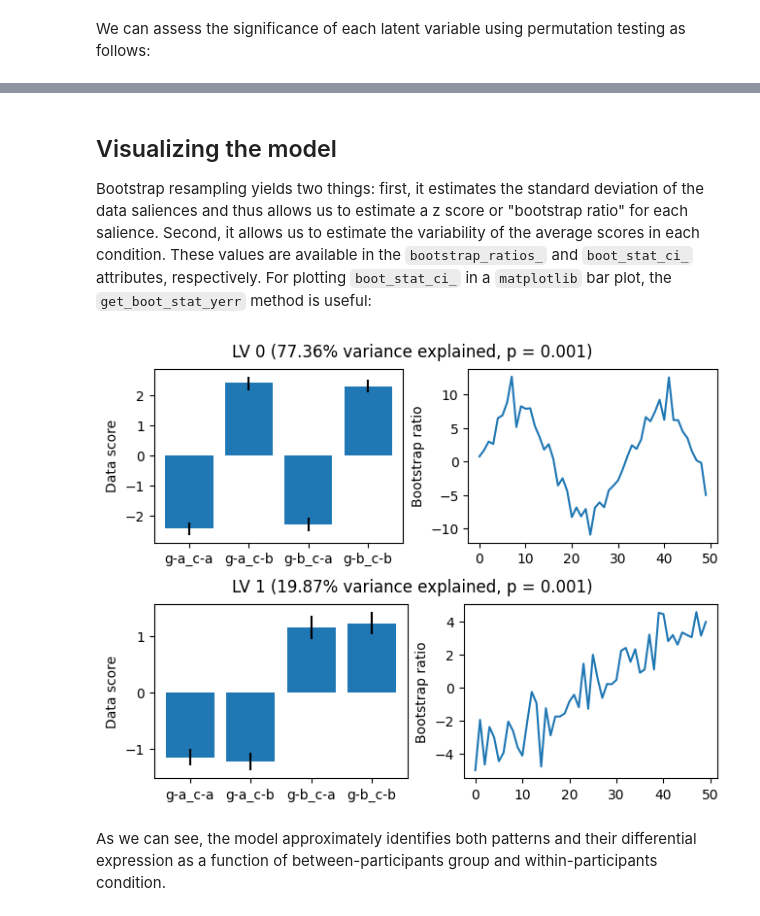
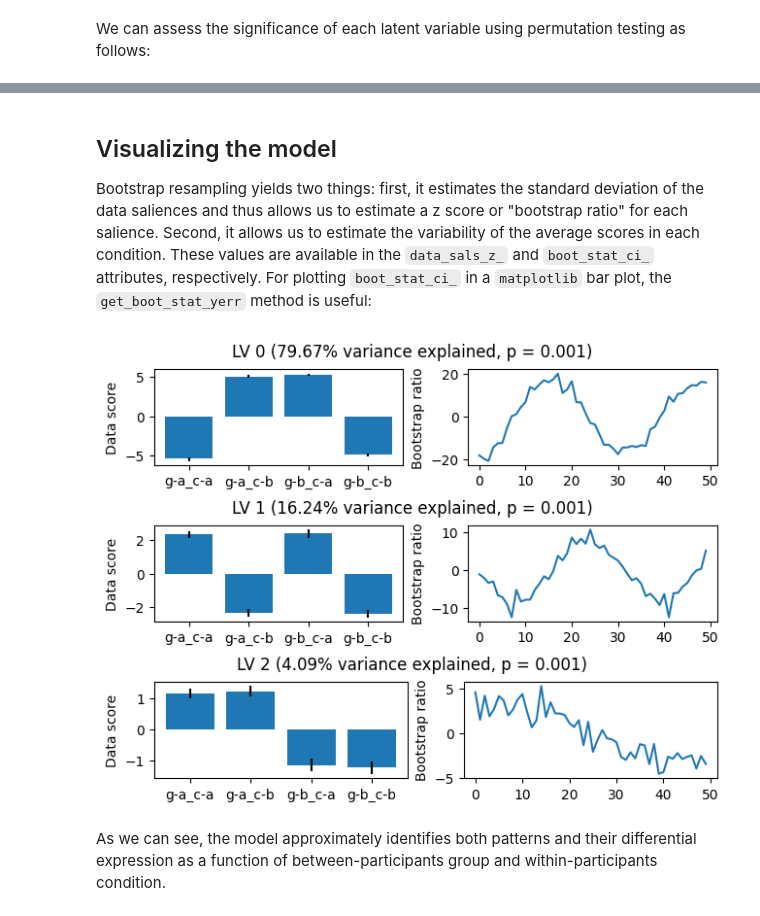
Before and after one commit to kinleyid/pyplsc, a Jupyter notebook: docs/source/notebooks/BDA.ipynb, the cells around one changed output, grey strips where cells are left out. Saved outputs shown, nothing was run; the diff lists cells and outputs as text; code cells hidden in the pictures.

```diff
--- a/docs/source/notebooks/BDA.ipynb
+++ b/docs/source/notebooks/BDA.ipynb
@@ -24,16 +24,23 @@ design = pd.DataFrame({
 })
 between_effect = np.arange(n_var)/n_var - 0.5 # Linear pattern over observed variables
 within_effect = np.sin(0.2*np.arange(n_var)) # Sinusoidal pattern over observed variables
+interaction = np.cos(0.2*np.arange(n_var)) # Ditto
 data[design['group'] == 'g-b'] += between_effect
 data[design['cond'] == 'c-b'] += within_effect
+data[(design['group'] == 'g-b') & (design['cond'] == 'c-b')] += interaction
+data[(design['group'] == 'g-a') & (design['cond'] == 'c-a')] += interaction
+data[(design['group'] == 'g-a') & (design['cond'] == 'c-b')] -= interaction
+data[(design['group'] == 'g-b') & (design['cond'] == 'c-a')] -= interaction
 # %% [markdown]
 We can visualize each of these patterns as follows:
 # %%
-f, ax = plt.subplots(2, 1, sharex=True)
+f, ax = plt.subplots(3, 1, sharex=True)
 ax[0].plot(between_effect)
 ax[0].set_title('Main effect of group')
 ax[1].plot(within_effect)
 ax[1].set_title('Main effect of condition')
+ax[2].plot(interaction)
+ax[2].set_title('Interaction')
 f.supxlabel('Observed variable')
 plt.tight_layout()
 plt.show()
@@ -88,30 +77,30 @@ array([[[-2.37746019, -1.21076713,  0.32013694, -0.05544427],
 # %% [markdown]
 ## Visualizing the model
 
-Bootstrap resampling yields two things: first, it estimates the standard deviation of the data saliences and thus allows us to estimate a z score or "bootstrap ratio" for each salience. Second, it allows us to estimate the variability of the average scores in each condition. These values are available in the `bootstrap_ratios_` and `boot_stat_ci_` attributes, respectively. For plotting `boot_stat_ci_` in a `matplotlib` bar plot, the `get_boot_stat_yerr` method is useful:
+Bootstrap resampling yields two things: first, it estimates the standard deviation of the data saliences and thus allows us to estimate a z score or "bootstrap ratio" for each salience. Second, it allows us to estimate the variability of the average scores in each condition. These values are available in the `data_sals_z_` and `boot_stat_ci_` attributes, respectively. For plotting `boot_stat_ci_` in a `matplotlib` bar plot, the `get_boot_stat_yerr` method is useful:
 # %%
 labels = mod.design_sal_labels_
 labels = labels['between'].astype(str) + '_' + labels['within'].astype(str)
 n_sig = len(sig_lvs)
-n_sig = 2 # For debugging
+n_sig = 3 # For debugging
 
 fig = plt.figure(constrained_layout=True)
 subfigs = fig.subfigures(nrows=n_sig)
 
 for lv_idx in range(n_sig):
     subfig = subfigs[lv_idx]
     subfig.suptitle('LV %s (%.2f%% variance explained, p = %.3f)' % (
         lv_idx,
         100*mod.variance_explained_[lv_idx],
         mod.pvals_[lv_idx]))
     ax = subfig.subplots(ncols=2)
     ax[0].bar(x=labels,
                       height=mod.boot_stat_val_[:, lv_idx],
                       yerr=mod.get_boot_stat_yerr(lv_idx))
     ax[0].set_ylabel('Data score')
     ax[1].plot(mod.data_sals_z_[:, lv_idx])
     ax[1].set_ylabel('Bootstrap ratio')
 # %% [output]
-[figure, old version]
+[figure, new version]
 # %% [markdown]
 As we can see, the model approximately identifies both patterns and their differential expression as a function of between-participants group and within-participants condition.
```
Also changed, not shown: parts of 6 cells of this notebook, 2 other files.
